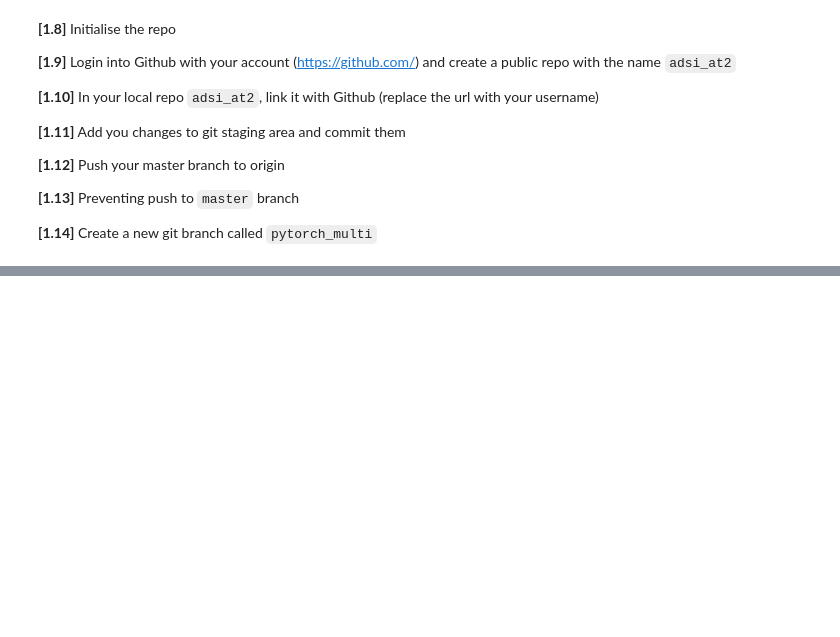
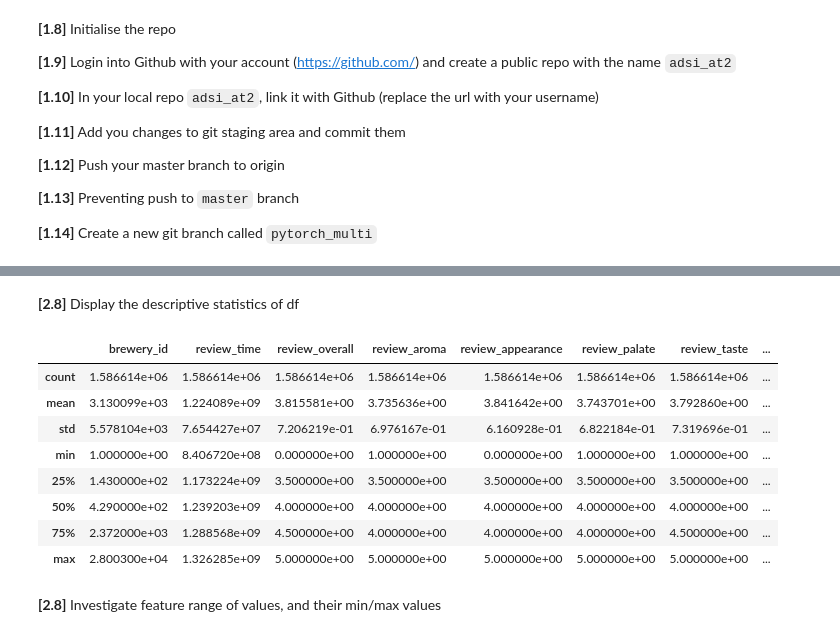
Before and after one commit to CazMayhem/adsi_at2_nn_api, a Jupyter notebook: notebooks/adsi_at2_1.ipynb, the cells around one changed output, grey strips where cells are left out. Saved outputs shown, nothing was run; the diff lists cells and outputs as text; code cells hidden in the pictures; blank space fills up the shorter version.

```diff
--- a/notebooks/adsi_at2_1.ipynb
+++ b/notebooks/adsi_at2_1.ipynb
@@ -104,0 +176,17 @@ git checkout -b pytorch_mnist
+# %% [markdown]
+**[2.8]** Display the descriptive statistics of df
+# %%
+# Display the descriptive statictics of df
+df.describe()
+# %% [output]
+|  | brewery_id | review_time | review_overall | review_aroma | review_appearance | review_palate | review_taste | ... |
+| count | 1.586614e+06 | 1.586614e+06 | 1.586614e+06 | 1.586614e+06 | 1.586614e+06 | 1.586614e+06 | 1.586614e+06 | ... |
+| mean | 3.130099e+03 | 1.224089e+09 | 3.815581e+00 | 3.735636e+00 | 3.841642e+00 | 3.743701e+00 | 3.792860e+00 | ... |
+| std | 5.578104e+03 | 7.654427e+07 | 7.206219e-01 | 6.976167e-01 | 6.160928e-01 | 6.822184e-01 | 7.319696e-01 | ... |
+| min | 1.000000e+00 | 8.406720e+08 | 0.000000e+00 | 1.000000e+00 | 0.000000e+00 | 1.000000e+00 | 1.000000e+00 | ... |
+| 25% | 1.430000e+02 | 1.173224e+09 | 3.500000e+00 | 3.500000e+00 | 3.500000e+00 | 3.500000e+00 | 3.500000e+00 | ... |
+| 50% | 4.290000e+02 | 1.239203e+09 | 4.000000e+00 | 4.000000e+00 | 4.000000e+00 | 4.000000e+00 | 4.000000e+00 | ... |
+| 75% | 2.372000e+03 | 1.288568e+09 | 4.500000e+00 | 4.000000e+00 | 4.000000e+00 | 4.000000e+00 | 4.500000e+00 | ... |
+| max | 2.800300e+04 | 1.326285e+09 | 5.000000e+00 | 5.000000e+00 | 5.000000e+00 | 5.000000e+00 | 5.000000e+00 | ... |
+# %% [markdown]
+**[2.8]** Investigate feature range of values, and their min/max values
```
Also changed, not shown: parts of 57 cells of this notebook, 2 other files.
